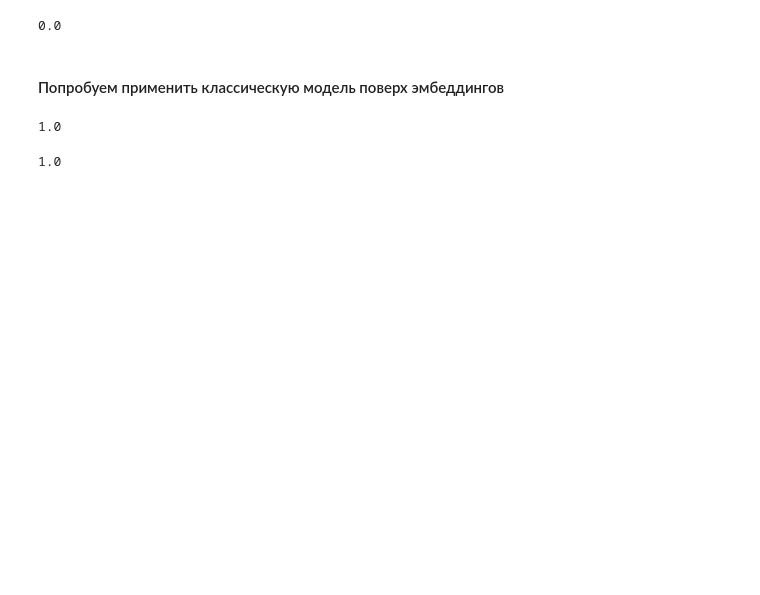
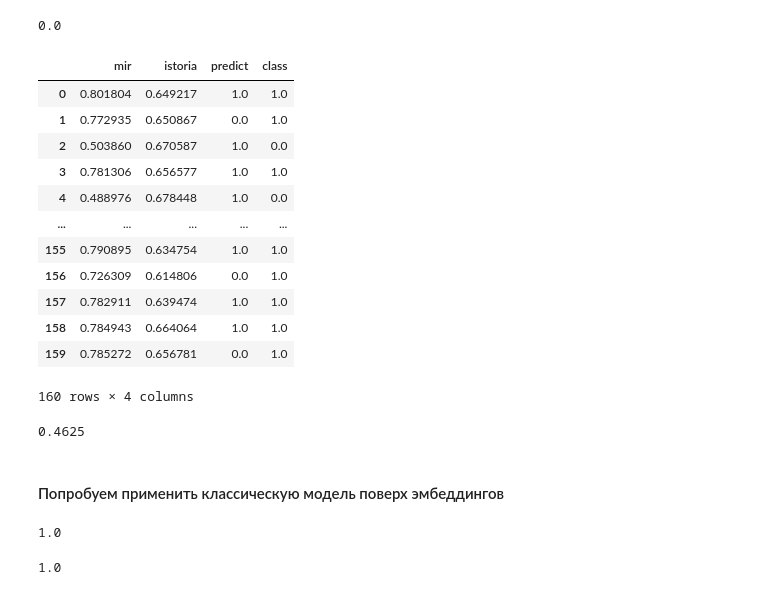
Before and after one commit to AlekseySirmais7/bmstuML, a Jupyter notebook: Laba_6.ipynb, the cells around one changed output. Cells and saved outputs as stored; diff of their text form; code cells hidden in the pictures; blank space fills up the shorter version.

```diff
--- a/Laba_6.ipynb
+++ b/Laba_6.ipynb
@@ -386,7 +383,7 @@ from gensim.models import Word2Vec
 
 X_train_w2v = X_train.apply(str.split)
 X_test_w2v = X_test.apply(str.split)
-w2v_vect = Word2Vec(np.hstack([X_train_w2v, X_test_w2v]))
+w2v_vect = Word2Vec(np.hstack([X_train_w2v, X_test_w2v]), size=160, min_count=10)
 # %%
 X_train_w2v
 # %% [output]
@@ -496,5 +479,5 @@ Name: text, dtype: object
 # %%
-#w2v_train = np.dstack(w2v_train)[0]
+w2v_train = np.dstack(w2v_train)[0]
 # %%
 w2v_train
 # %% [output]
@@ -540,8 +530,8 @@ mir_mean_tfidf.shape
 #### Для Word2Vec
 # %%
 
-# mir_mean_w2v = np.sum(w2v_train[:,y_train==0], axis=0)
+mir_mean_w2v = np.sum(w2v_train[:,y_train==0], axis=1)
 
-# istoria_mean_w2v = np.sum(w2v_train[:,y_train==1], axis=0)
+istoria_mean_w2v = np.sum(w2v_train[:,y_train==1], axis=1)
 
-# mir_mean_w2v.shape
+mir_mean_w2v.shape
@@ -618,3 +626,35 @@ accuracy_score(tfidf_results["predict"], tfidf_results["class"])
+# %%
+# w2v
+
+w2v_mir = np.apply_along_axis(cosine, 0, w2v_test, v=mir_mean_w2v)
+w2v_istoria = np.apply_along_axis(cosine, 0, w2v_test, v=istoria_mean_w2v)
+
+w2v_results = pd.DataFrame ([
+    tfidf_mir,
+    tfidf_istoria,
+    np.maximum(w2v_mir, w2v_istoria) == w2v_istoria,
+    y_test
+], index=["mir", "istoria", "predict", "class"]).T.astype (np.float)
+
+w2v_results
+# %% [output]
+|  | mir | istoria | predict | class |
+| 0 | 0.801804 | 0.649217 | 1.0 | 1.0 |
+| 1 | 0.772935 | 0.650867 | 0.0 | 1.0 |
+| 2 | 0.503860 | 0.670587 | 1.0 | 0.0 |
+| 3 | 0.781306 | 0.656577 | 1.0 | 1.0 |
+| 4 | 0.488976 | 0.678448 | 1.0 | 0.0 |
+| ... | ... | ... | ... | ... |
+| 155 | 0.790895 | 0.634754 | 1.0 | 1.0 |
+| 156 | 0.726309 | 0.614806 | 0.0 | 1.0 |
+| 157 | 0.782911 | 0.639474 | 1.0 | 1.0 |
+| 158 | 0.784943 | 0.664064 | 1.0 | 1.0 |
+| 159 | 0.785272 | 0.656781 | 0.0 | 1.0 |
+160 rows × 4 columns
+# %%
+accuracy_score(w2v_results["predict"], w2v_results["class"])
+# %% [output]
+0.4625
 # %% [markdown]
 #### Попробуем применить классическую модель поверх эмбеддингов
 # %%
```
Also changed, not shown: parts of 38 cells of this notebook, 24 other files.
